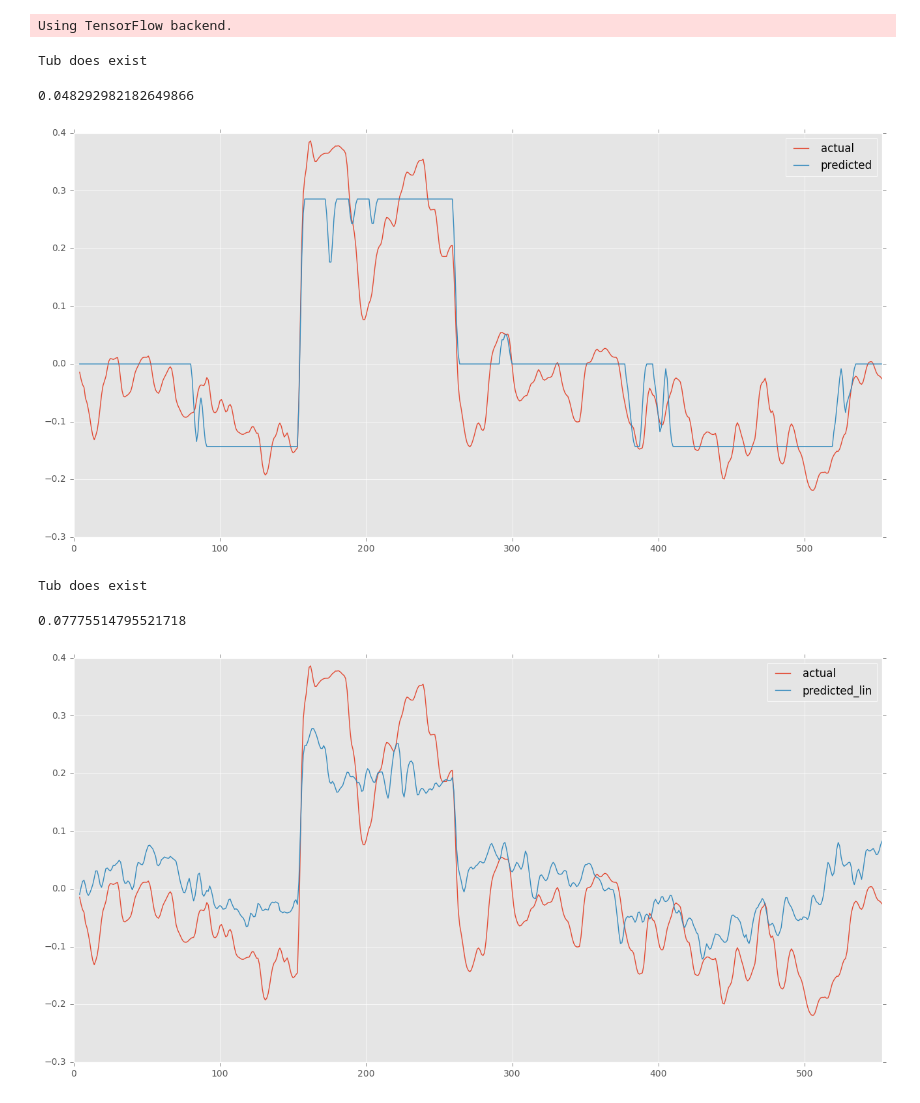
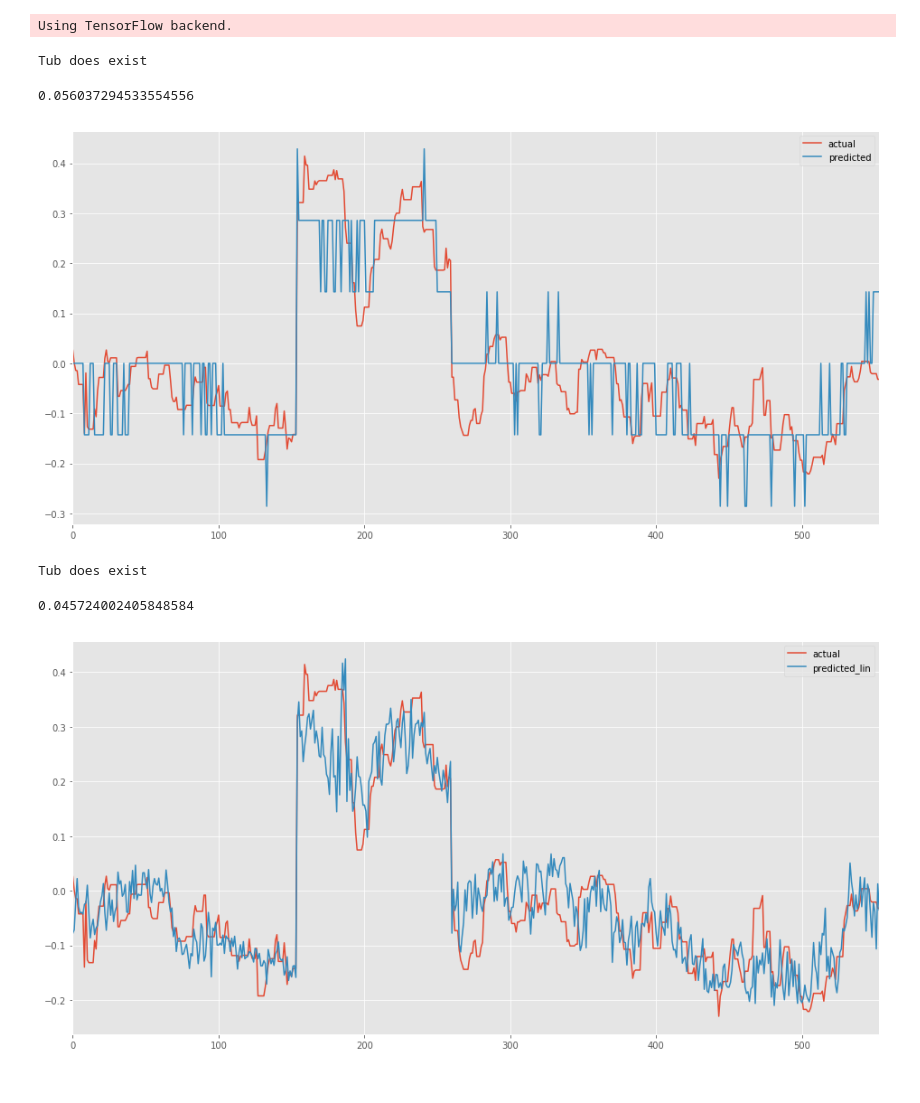
Before and after one commit to test-v1/notebooks-1, a Jupyter notebook: donkeycar/donkey2.ipynb, the cells around one changed output. Saved outputs shown, nothing was run; the diff lists cells and outputs as text; code cells hidden in the pictures.

```diff
--- a/donkeycar/donkey2.ipynb
+++ b/donkeycar/donkey2.ipynb
@@ -87,28 +87,28 @@ def unbin_Y(Y):
         d.append(v)
     return np.array(d)
 # %%
-model = keras.models.load_model('../../donkeycar/d2/models/oak.cls.colorspace')
+model = keras.models.load_model('../../donkeycar/d2/models/oak.cls.0.61')
 dataset = dataset_from_tub("../../donkeycar/d2/data.oakland.golden/tub_1_17-09-16", limit=-1)
 predicted, actual = output_pair_cat(model, dataset)
 df = pd.DataFrame(dict(predicted=predicted, actual=actual))
-df = df.rolling(5, win_type='triang').mean()
+# df = df.rolling(5, win_type='triang').mean()
 df.plot()
 np.absolute(df['actual'] - df['predicted']).mean()
 # %% [output]
 Tub does exist
-0.048292982182649866
+0.056037294533554556
-[figure, old version]
+[figure, new version]
 # %%
 # dataset = dataset_from_all_tubs("../../donkeycar/d2/data")
 dataset = dataset_from_tub("../../donkeycar/d2/data.oakland.golden/tub_1_17-09-16", limit=-1)
 model = keras.models.load_model('../../donkeycar/d2/models/oak.4fc_l1.0.05')
 
 predicted_lin, actual = output_pair_lin(model, dataset)
 df = pd.DataFrame(dict(predicted_lin=predicted_lin[:,0], actual=actual))
-df = df.rolling(5, win_type='triang').mean()
+# df = df.rolling(5, win_type='triang').mean()
 df.plot()
 np.absolute(df['actual'] - df['predicted_lin']).mean()
 # %% [output]
 Tub does exist
-0.07775514795521718
+0.045724002405848584
-[figure, old version]
+[figure, new version]
```
Also changed, not shown: 1 other file.
